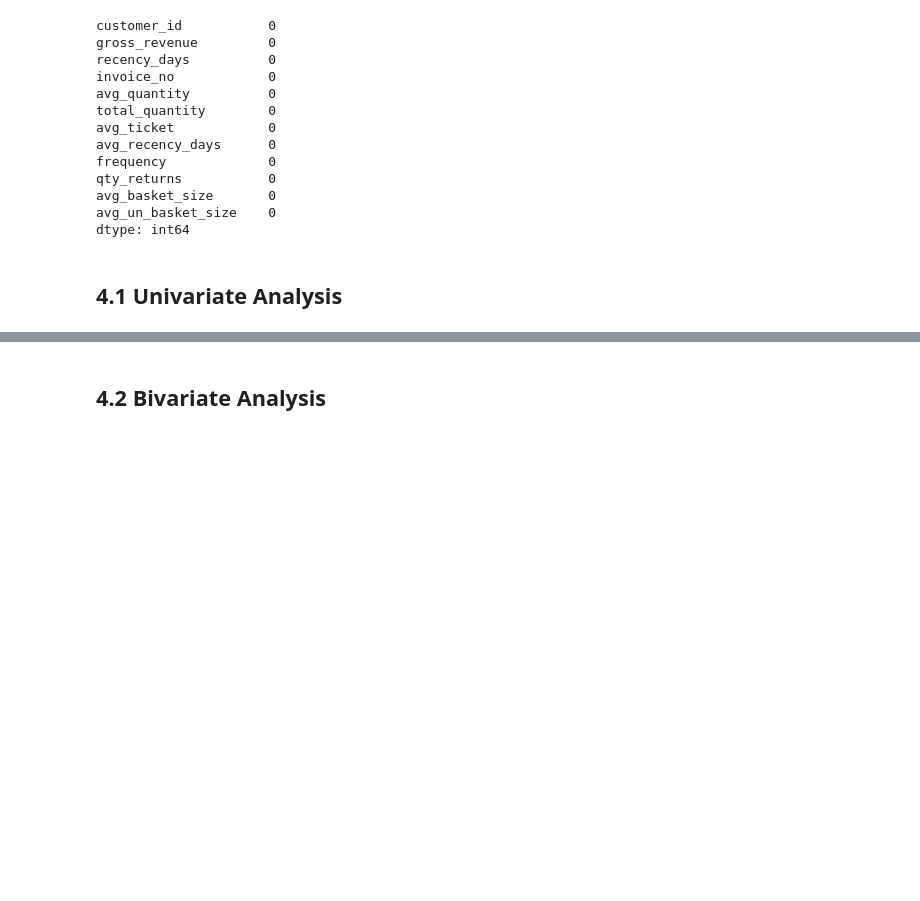
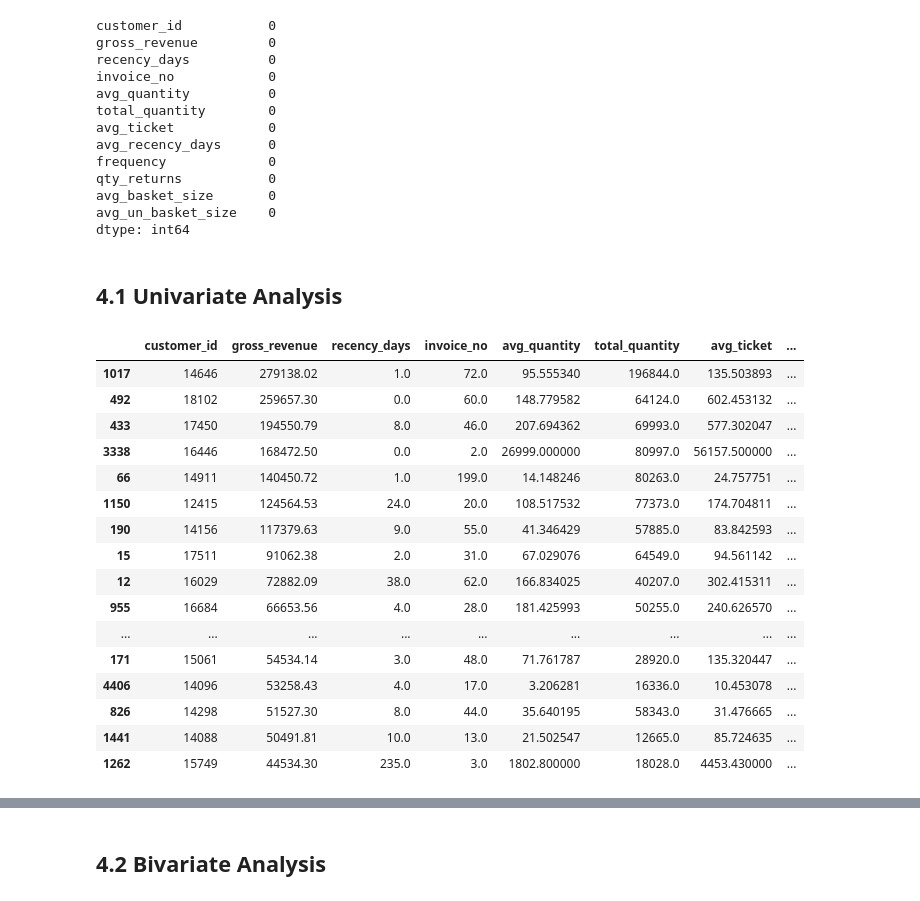
Before and after one commit to diegodinizf/insiders_clustering, a Jupyter notebook: notebooks/insiders_clustering_ciclo04_v01.ipynb, the cells around one changed output, grey strips where cells are left out. Cells and saved outputs as stored; diff of their text form; code cells hidden in the pictures; blank space fills up the shorter version.

```diff
--- a/notebooks/insiders_clustering_ciclo04_v01.ipynb
+++ b/notebooks/insiders_clustering_ciclo04_v01.ipynb
@@ -623,3 +623,23 @@ dtype: int64
 # %%
 profile = ProfileReport(df4)
 profile.to_file('output.html')
+# %%
+df4.sort_values('gross_revenue', ascending=False).head(20)
+# %% [output]
+|  | customer_id | gross_revenue | recency_days | invoice_no | avg_quantity | total_quantity | avg_ticket | ... |
+| 1017 | 14646 | 279138.02 | 1.0 | 72.0 | 95.555340 | 196844.0 | 135.503893 | ... |
+| 492 | 18102 | 259657.30 | 0.0 | 60.0 | 148.779582 | 64124.0 | 602.453132 | ... |
+| 433 | 17450 | 194550.79 | 8.0 | 46.0 | 207.694362 | 69993.0 | 577.302047 | ... |
+| 3338 | 16446 | 168472.50 | 0.0 | 2.0 | 26999.000000 | 80997.0 | 56157.500000 | ... |
+| 66 | 14911 | 140450.72 | 1.0 | 199.0 | 14.148246 | 80263.0 | 24.757751 | ... |
+| 1150 | 12415 | 124564.53 | 24.0 | 20.0 | 108.517532 | 77373.0 | 174.704811 | ... |
+| 190 | 14156 | 117379.63 | 9.0 | 55.0 | 41.346429 | 57885.0 | 83.842593 | ... |
+| 15 | 17511 | 91062.38 | 2.0 | 31.0 | 67.029076 | 64549.0 | 94.561142 | ... |
+| 12 | 16029 | 72882.09 | 38.0 | 62.0 | 166.834025 | 40207.0 | 302.415311 | ... |
+| 955 | 16684 | 66653.56 | 4.0 | 28.0 | 181.425993 | 50255.0 | 240.626570 | ... |
+| ... | ... | ... | ... | ... | ... | ... | ... | ... |
+| 171 | 15061 | 54534.14 | 3.0 | 48.0 | 71.761787 | 28920.0 | 135.320447 | ... |
+| 4406 | 14096 | 53258.43 | 4.0 | 17.0 | 3.206281 | 16336.0 | 10.453078 | ... |
+| 826 | 14298 | 51527.30 | 8.0 | 44.0 | 35.640195 | 58343.0 | 31.476665 | ... |
+| 1441 | 14088 | 50491.81 | 10.0 | 13.0 | 21.502547 | 12665.0 | 85.724635 | ... |
+| 1262 | 15749 | 44534.30 | 235.0 | 3.0 | 1802.800000 | 18028.0 | 4453.430000 | ... |
```
Also changed, not shown: parts of 4 cells of this notebook.
